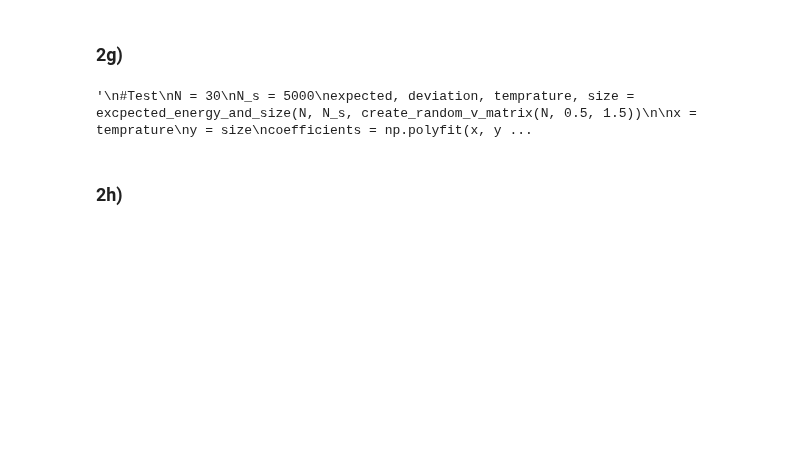
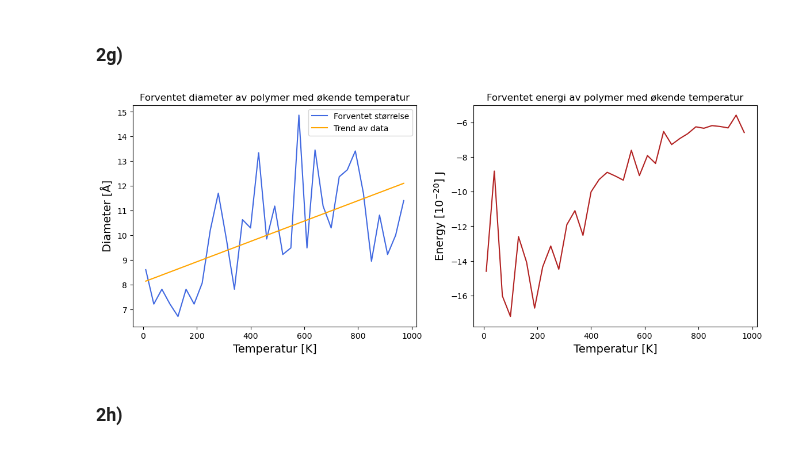
Before and after one commit to villi02/TMA4320-Introduksjon-til-vitenskapelige-beregninger-prosjekter, a Jupyter notebook: oppgave.ipynb, the cells around one changed output. Saved outputs shown, nothing was run; the diff lists cells and outputs as text; code cells hidden in the pictures; blank space fills up the shorter version.

```diff
--- a/oppgave.ipynb
+++ b/oppgave.ipynb
@@ -672,7 +626,7 @@ def create_random_v_matrix(n: [int], lowerbound: [float], upperbound: [float]) -
     matrix = np.zeros((n, n), dtype=float)
 
     # Create indices for the upper triangle
-    rows, cols = np.triu_indices(n, k=1)
+    rows, cols = np.triu_indices(n, k=2)
 
     #Randomizing the elements within the triangle within the specified bounds
     random_values = np.random.uniform(lowerbound, upperbound, len(rows))
@@ -720,36 +674,35 @@ def excpected_energy_and_size(N: int, N_s: int, V_matrix: list[int]) -> (list[fl
         excpected_size.append(max_distance(polymer_array))
 
     return excpected_energy, deviation, temprature, excpected_size
-"""
-#Test
-N = 30
-N_s = 5000
-expected, deviation, temprature, size = excpected_energy_and_size(N, N_s, create_X_matrix(N,1))
-
-x = temprature
-y = size
-coefficients = np.polyfit(x, y, deg=1)
-slope, intercept = coefficients
-y_pred = np.polyval(coefficients, x)
-
-plt.plot(temprature, size, label= "Forventet størrelse", color = "orange")
-plt.plot(temprature, y_pred, label= "Lin. reg.", color = "blue")
-#plt.hlines(np.mean(energies_at_10),0,10, color = "r", label = "Gjennomsnitt")
-plt.title("Forventet diameter av polymer med økende temperatur")
-plt.xlabel("Temperatur [K]")
-#plt.ylabel(r'Size') har ikke regnet ut den faktiske størrelsen ennå
-plt.show()
-
-plt.plot(temprature,expected, label= "Forventningsverdi", color = "b")
-plt.errorbar(temprature,expected ,  yerr= (deviation), fmt='-o', color = "b", ecolor = "black",capsize=5, label='Standardavvik')
-plt.title("Forventet verdi av energi med økende tempratur")
-plt.xlabel("Temprature [K]")
-plt.ylabel(r'Energy [$10^{-20}$]  J')
-plt.legend()
-plt.show()
-"""
-# %% [output]
-'\n#Test\nN = 30\nN_s = 5000\nexpected, deviation, temprature, size = excpected_energy_and_size(N, N_s, create_random_v_matrix(N, 0.5, 1.5))\n\nx = temprature\ny = size\ncoefficients = np.polyfit(x, y ...
+# %%
+N = 30
+N_s = 5000
+expected, deviation, temprature, size = excpected_energy_and_size(N, N_s, create_X_matrix(N,1))
+
+x = temprature
+y = size
+coefficients = np.polyfit(x, y, deg=1)
+slope, intercept = coefficients
+y_pred = np.polyval(coefficients, x)
+fig, axs = plt.subplots(1,2, figsize = (14,5))
+axs[0].plot(temprature, size, label= "Forventet størrelse", color = "royalblue")
+axs[0].set_title("Forventet diameter av polymer med økende temperatur")
+axs[0].set_xlabel("Temperatur [K]", fontsize = 14)
+axs[0].set_ylabel("Diameter [Å]", fontsize = 14)
+axs[0].plot(temprature, y_pred, label= "Trend av data", color = "orange")
+axs[0].legend()
+
+axs[1].plot(temprature, expected, color = "firebrick")
+axs[1].set_title("Forventet energi av polymer med økende temperatur")
+axs[1].set_xlabel("Temperatur [K]", fontsize = 14)
+axs[1].set_ylabel(r'Energy [$10^{-20}$] J', fontsize = 14)
+
+
+
+
+plt.show()
+# %% [output]
+[figure, added]
 # %% [markdown]
 ### 2h)
 # %%
```
Also changed, not shown: parts of 10 cells of this notebook.
